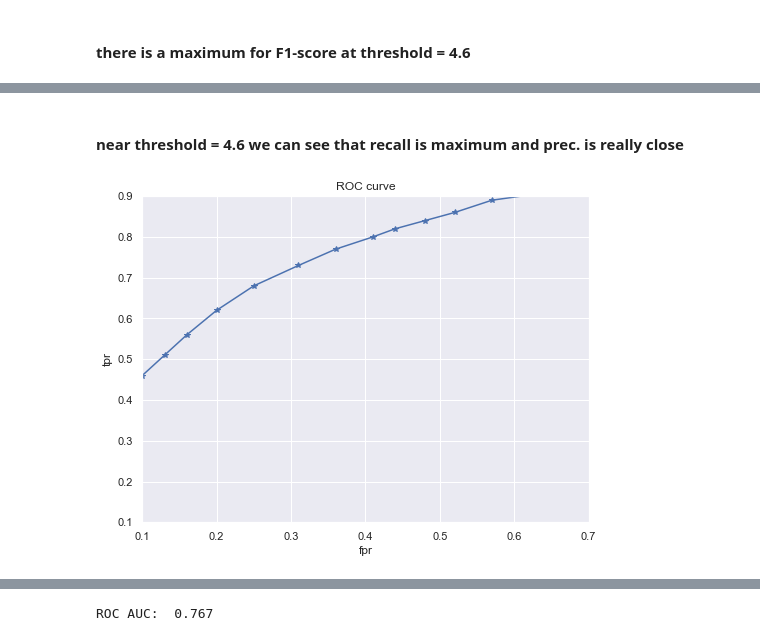
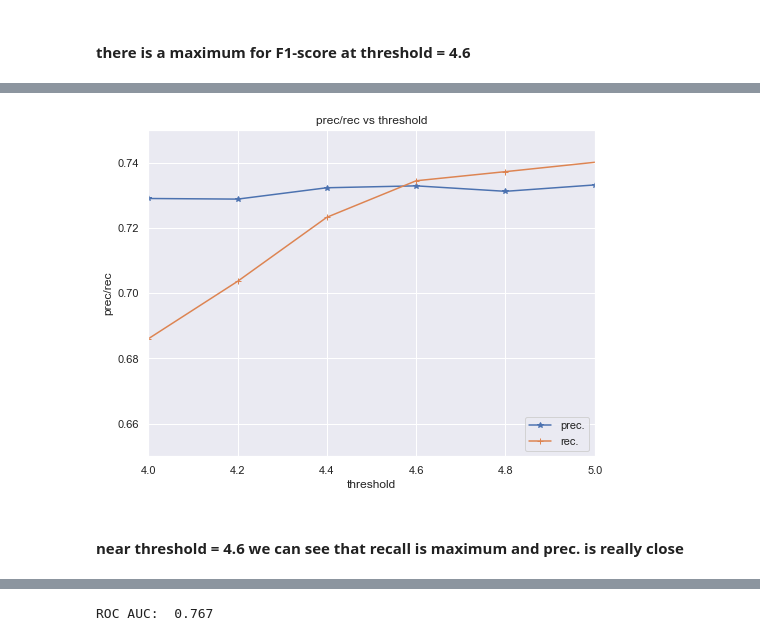
Before and after one commit to luigisaetta/uci-diabetes, a Jupyter notebook: project/starter_code/student_project.ipynb, the cells around one changed output, grey strips where cells are left out. Saved outputs shown, nothing was run; the diff lists cells and outputs as text; code cells hidden in the pictures.

```diff
--- a/project/starter_code/student_project.ipynb
+++ b/project/starter_code/student_project.ipynb
@@ -1111,15 +1094,9 @@ plt.show()
+# %%
+# zoom around thr=4.6
+%autoreload
+
+plot_prec_rec(threshold_list, stats_df, (4.0, 5.0), (0.65, 0.75))
+# %% [output]
+[figure, added]
 # %% [markdown]
 #### near threshold = 4.6 we can see that recall is maximum and prec. is really close
-# %%
-# plot the ROC curve
-plt.figure(figsize=(8, 6))
-plt.plot(stats_df['fpr'].values, stats_df['tpr'].values, '*-')
-plt.title('ROC curve')
-plt.xlim((0.1, 0.7))
-plt.ylim((0.1, 0.9))
-plt.xlabel('fpr')
-plt.ylabel('tpr')
-plt.grid(True)
-plt.show()
-# %% [output]
-[figure, removed]
```
Also changed, not shown: parts of 16 cells of this notebook, 1 other file.
